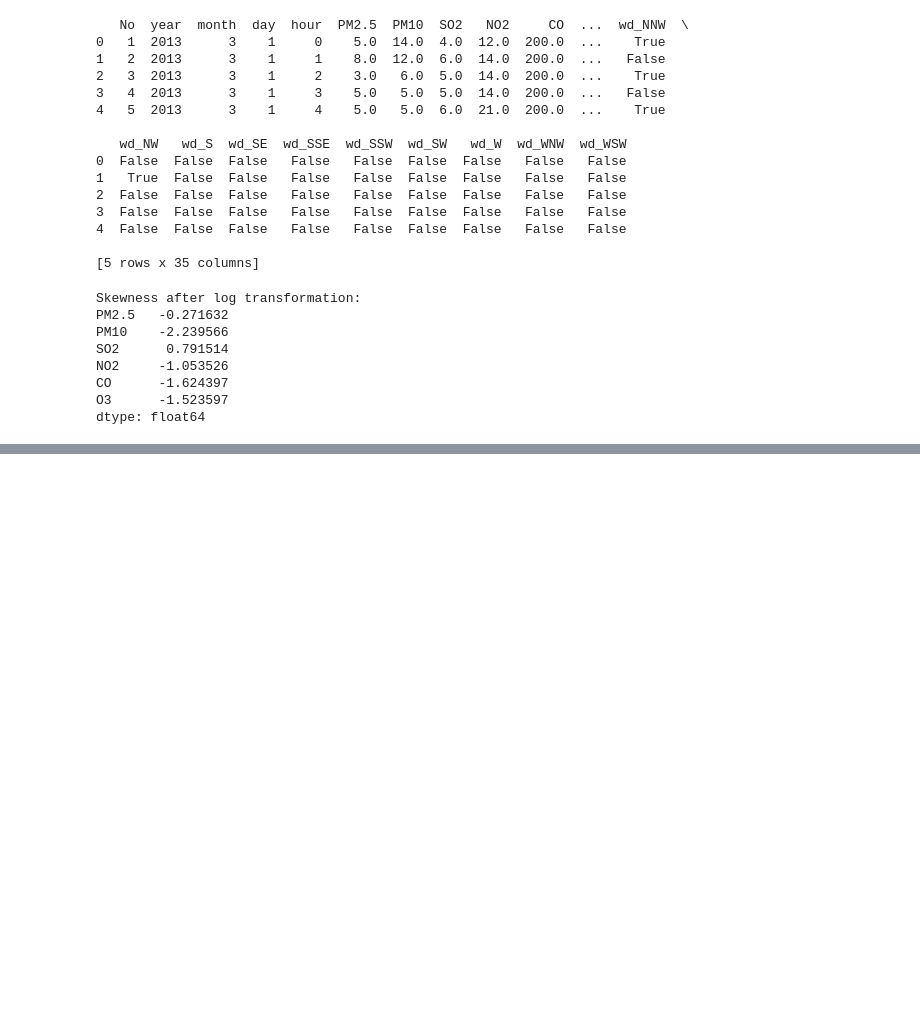
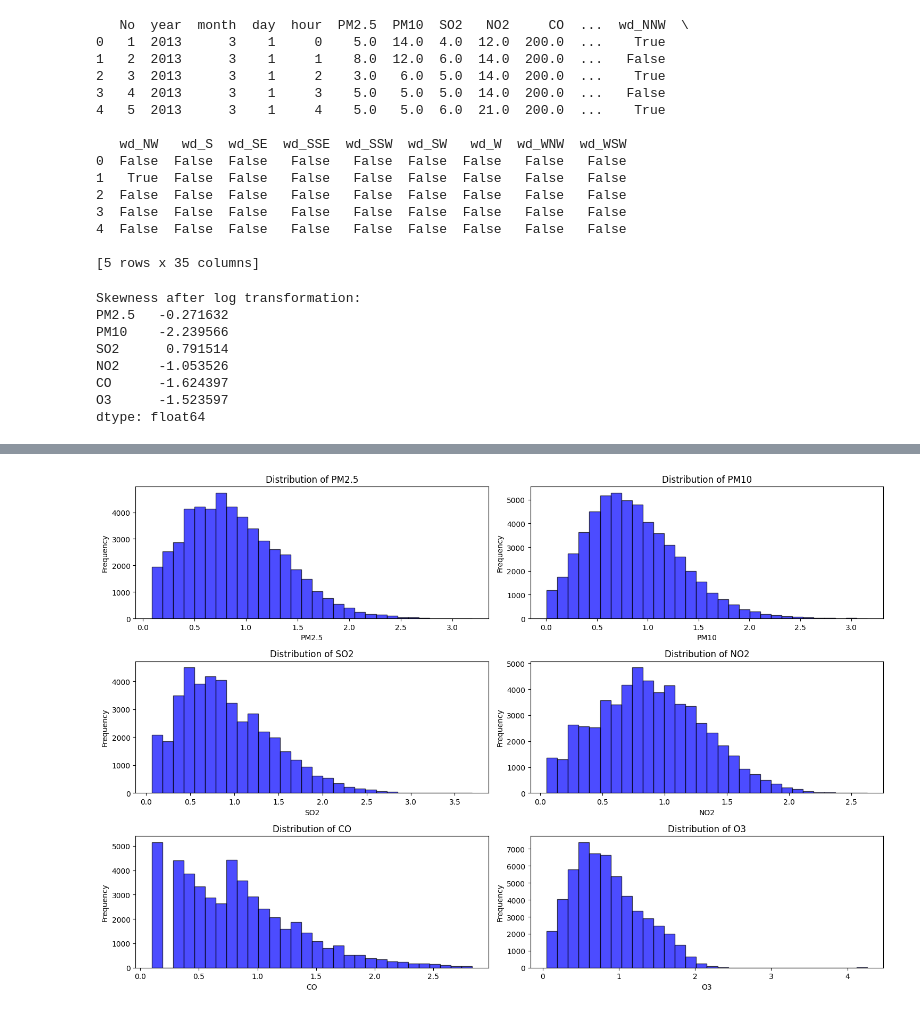
Before and after one commit to crogers-cardiffmet/Data-Analysis, a Jupyter notebook: PRAC1.ipynb, the cells around one changed output, grey strips where cells are left out. Saved outputs shown, nothing was run; the diff lists cells and outputs as text; code cells hidden in the pictures; blank space fills up the shorter version.

Commit message:
Added to Task 2 by performing Computation-based Analysis and Visualisation

```diff
--- a/PRAC1.ipynb
+++ b/PRAC1.ipynb
@@ -396,0 +425,19 @@ dtype: float64
+# %%
+numerical_columns = ['PM2.5', 'PM10', 'SO2', 'NO2', 'CO', 'O3']
+
+fig, axes = plt.subplots(nrows=3, ncols=2, figsize=(15, 10))
+axes = axes.flatten()
+
+for i, col in enumerate(numerical_columns):
+    axes[i].hist(df[col], bins=30, color='blue', edgecolor='black', alpha=0.7)
+    axes[i].set_title(f'Distribution of {col}')
+    axes[i].set_xlabel(col)
+    axes[i].set_ylabel('Frequency')
+
+for j in range(i + 1, len(axes)):
+    axes[j].axis('off')
+
+plt.tight_layout()
+plt.show()
+# %% [output]
+[figure, added]
```
Also changed, not shown: parts of 18 cells of this notebook.
